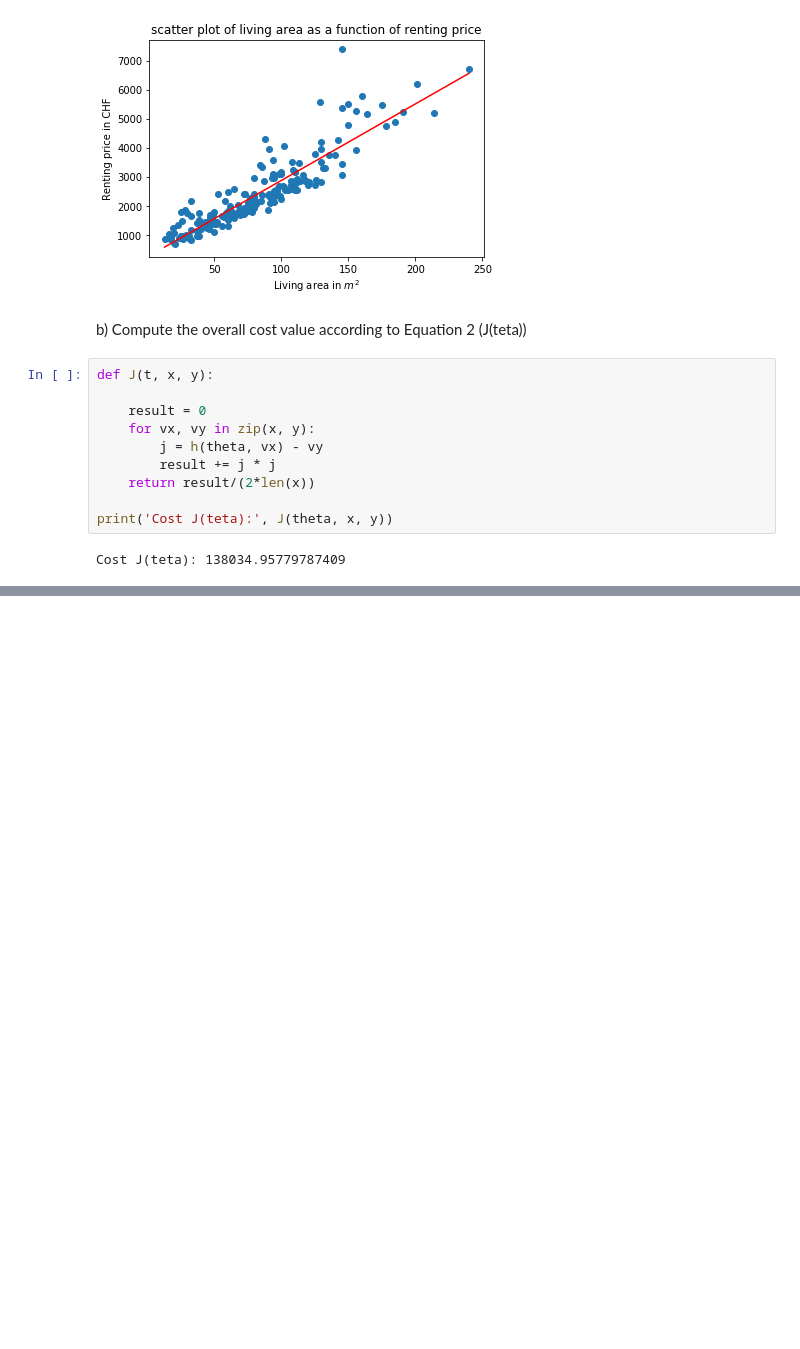
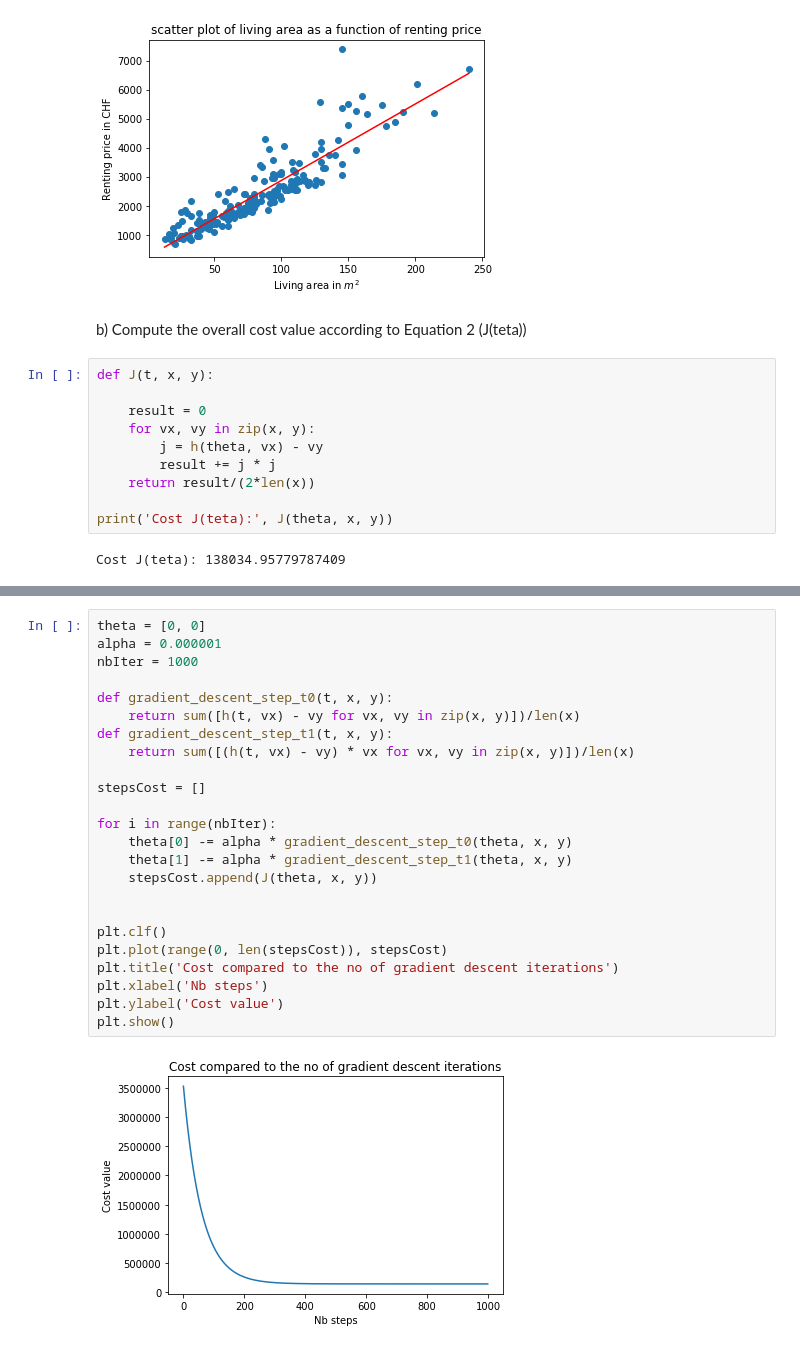
Before and after one commit to flavz27/mach_le_mse, a Jupyter notebook: PW04/04_pittet_vitali.ipynb, the cells around one changed output, grey strips where cells are left out. Drawn from its saved outputs; the diff is of its cells as text; blank space fills up the shorter version.

```diff
--- a/PW04/04_pittet_vitali.ipynb
+++ b/PW04/04_pittet_vitali.ipynb
@@ -100,0 +117,26 @@ Cost J(teta): 138034.95779787409
+# %%
+theta = [0, 0]
+alpha = 0.000001
+nbIter = 1000
+
+def gradient_descent_step_t0(t, x, y):
+    return sum([h(t, vx) - vy for vx, vy in zip(x, y)])/len(x)
+def gradient_descent_step_t1(t, x, y):
+    return sum([(h(t, vx) - vy) * vx for vx, vy in zip(x, y)])/len(x)
+
+stepsCost = []
+
+for i in range(nbIter):
+    theta[0] -= alpha * gradient_descent_step_t0(theta, x, y)
+    theta[1] -= alpha * gradient_descent_step_t1(theta, x, y)
+    stepsCost.append(J(theta, x, y))
+
+
+plt.clf()
+plt.plot(range(0, len(stepsCost)), stepsCost)
+plt.title('Cost compared to the no of gradient descent iterations')
+plt.xlabel('Nb steps')
+plt.ylabel('Cost value')
+plt.show()
+# %% [output]
+[figure, added]
```
Also changed, not shown: parts of 5 cells of this notebook.
